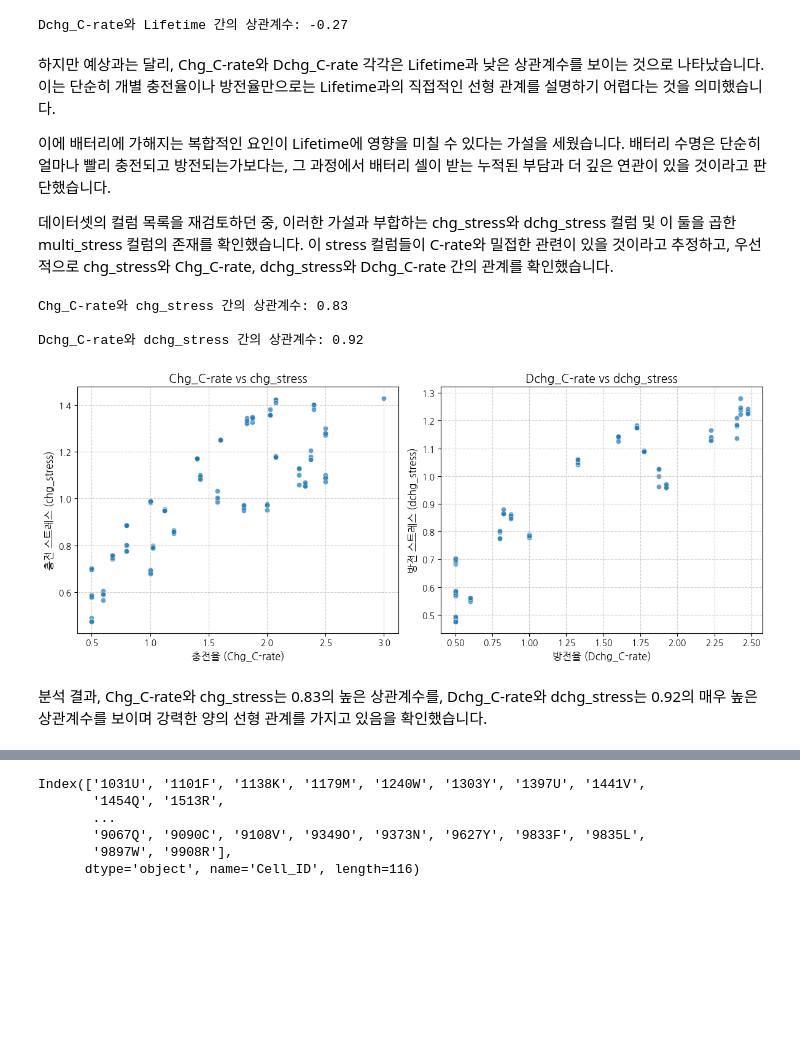
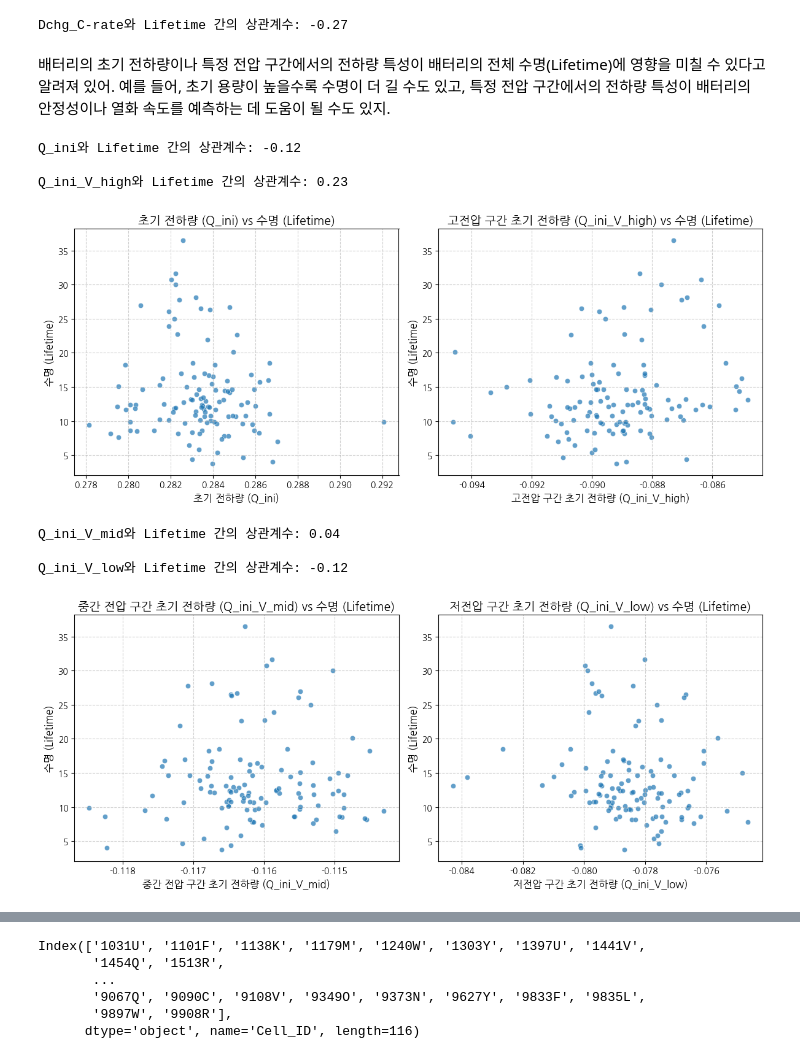
Before and after one commit to Uheech/YearDreamSchool-Competition, a Jupyter notebook: code.ipynb, the cells around one changed output, grey strips where cells are left out. Drawn from its saved outputs; the diff is of its cells as text; code cells hidden in the pictures; blank space fills up the shorter version.

```diff
--- a/code.ipynb
+++ b/code.ipynb
@@ -396,44 +471,70 @@ print(f"Dchg_C-rate와 Lifetime 간의 상관계수: {correlation_dchg:.2f}")
 Chg_C-rate와 Lifetime 간의 상관계수: -0.31
 [figure]
 Dchg_C-rate와 Lifetime 간의 상관계수: -0.27
-# %% [markdown]
-하지만 예상과는 달리, Chg_C-rate와 Dchg_C-rate 각각은 Lifetime과 낮은 상관계수를 보이는 것으로 나타났습니다. 이는 단순히 개별 충전율이나 방전율만으로는 Lifetime과의 직접적인 선형 관계를 설명하기 어렵다는 것을 의미했습니다.
-
-이에 배터리에 가해지는 복합적인 요인이 Lifetime에 영향을 미칠 수 있다는 가설을 세웠습니다. 배터리 수명은 단순히 얼마나 빨리 충전되고 방전되는가보다는, 그 과정에서 배터리 셀이 받는 누적된 부담과 더 깊은 연관이 있을 것이라고 판단했습니다.
-
-데이터셋의 컬럼 목록을 재검토하던 중, 이러한 가설과 부합하는 chg_stress와 dchg_stress 컬럼 및 이 둘을 곱한 multi_stress 컬럼의 존재를 확인했습니다. 이 stress 컬럼들이 C-rate와 밀접한 관련이 있을 것이라고 추정하고, 우선적으로 chg_stress와 Chg_C-rate, dchg_stress와 Dchg_C-rate 간의 관계를 확인했습니다.
+# %% [markdown]
+배터리의 초기 전하량이나 특정 전압 구간에서의 전하량 특성이 배터리의 전체 수명(Lifetime)에 영향을 미칠 수 있다고 알려져 있어. 예를 들어, 초기 용량이 높을수록 수명이 더 길 수도 있고, 특정 전압 구간에서의 전하량 특성이 배터리의 안정성이나 열화 속도를 예측하는 데 도움이 될 수도 있지.
 # %%
-# --- 1. Chg_C-rate와 chg_stress 간의 상관관계 및 산점도 ---
+# --- 1. Q_ini와 Lifetime 간의 산점도 및 상관계수 ---
 plt.figure(figsize=(12, 5))
 
 plt.subplot(1, 2, 1) # 1행 2열 중 첫 번째 플롯
-sns.scatterplot(x='Chg_C-rate', y='chg_stress', data=train_df, alpha=0.7)
-plt.title('Chg_C-rate vs chg_stress', fontsize=14)
-plt.xlabel('충전율 (Chg_C-rate)', fontsize=12)
-plt.ylabel('충전 스트레스 (chg_stress)', fontsize=12)
+sns.scatterplot(x='Q_ini', y='Lifetime', data=train_df, alpha=0.7)
+plt.title('초기 전하량 (Q_ini) vs 수명 (Lifetime)', fontsize=14)
+plt.xlabel('초기 전하량 (Q_ini)', fontsize=12)
+plt.ylabel('수명 (Lifetime)', fontsize=12)
 plt.grid(True, linestyle='--', alpha=0.6)
 
-correlation_chg_stress = train_df['Chg_C-rate'].corr(train_df['chg_stress'])
-print(f"Chg_C-rate와 chg_stress 간의 상관계수: {correlation_chg_stress:.2f}\n")
+correlation_Q_ini_Lifetime = train_df['Q_ini'].corr(train_df['Lifetime'])
+print(f"Q_ini와 Lifetime 간의 상관계수: {correlation_Q_ini_Lifetime:.2f}\n")
 
 
-# --- 2. Dchg_C-rate와 dchg_stress 간의 상관관계 및 산점도 ---
+# --- 2. Q_ini_V_high와 Lifetime 간의 산점도 및 상관계수 ---
 plt.subplot(1, 2, 2) # 1행 2열 중 두 번째 플롯
-sns.scatterplot(x='Dchg_C-rate', y='dchg_stress', data=train_df, alpha=0.7)
-plt.title('Dchg_C-rate vs dchg_stress', fontsize=14)
-plt.xlabel('방전율 (Dchg_C-rate)', fontsize=12)
-plt.ylabel('방전 스트레스 (dchg_stress)', fontsize=12)
+sns.scatterplot(x='Q_ini_V_high', y='Lifetime', data=train_df, alpha=0.7)
+plt.title('고전압 구간 초기 전하량 (Q_ini_V_high) vs 수명 (Lifetime)', fontsize=14)
+plt.xlabel('고전압 구간 초기 전하량 (Q_ini_V_high)', fontsize=12)
+plt.ylabel('수명 (Lifetime)', fontsize=12)
 plt.grid(True, linestyle='--', alpha=0.6)
 
-correlation_dchg_stress = train_df['Dchg_C-rate'].corr(train_df['dchg_stress'])
-print(f"Dchg_C-rate와 dchg_stress 간의 상관계수: {correlation_dchg_stress:.2f}\n")
+correlation_Q_ini_V_high_Lifetime = train_df['Q_ini_V_high'].corr(train_df['Lifetime'])
+print(f"Q_ini_V_high와 Lifetime 간의 상관계수: {correlation_Q_ini_V_high_Lifetime:.2f}\n")
 
 plt.tight_layout() # 그래프 간 간격 자동 조절
 plt.show()
+
+# --- 1. Q_ini_V_mid와 Lifetime 간의 산점도 및 상관계수 ---
+plt.figure(figsize=(12, 5))
+
+plt.subplot(1, 2, 1) # 1행 2열 중 첫 번째 플롯
+sns.scatterplot(x='Q_ini_V_mid', y='Lifetime', data=train_df, alpha=0.7)
+plt.title('중간 전압 구간 초기 전하량 (Q_ini_V_mid) vs 수명 (Lifetime)', fontsize=14)
+plt.xlabel('중간 전압 구간 초기 전하량 (Q_ini_V_mid)', fontsize=12)
+plt.ylabel('수명 (Lifetime)', fontsize=12)
+plt.grid(True, linestyle='--', alpha=0.6)
+
+correlation_Q_ini_V_mid_Lifetime = train_df['Q_ini_V_mid'].corr(train_df['Lifetime'])
+print(f"Q_ini_V_mid와 Lifetime 간의 상관계수: {correlation_Q_ini_V_mid_Lifetime:.2f}\n")
+
+
+# --- 2. Q_ini_V_low와 Lifetime 간의 산점도 및 상관계수 ---
+plt.subplot(1, 2, 2) # 1행 2열 중 두 번째 플롯
+sns.scatterplot(x='Q_ini_V_low', y='Lifetime', data=train_df, alpha=0.7)
+plt.title('저전압 구간 초기 전하량 (Q_ini_V_low) vs 수명 (Lifetime)', fontsize=14)
+plt.xlabel('저전압 구간 초기 전하량 (Q_ini_V_low)', fontsize=12)
+plt.ylabel('수명 (Lifetime)', fontsize=12)
+plt.grid(True, linestyle='--', alpha=0.6)
+
+correlation_Q_ini_V_low_Lifetime = train_df['Q_ini_V_low'].corr(train_df['Lifetime'])
+print(f"Q_ini_V_low와 Lifetime 간의 상관계수: {correlation_Q_ini_V_low_Lifetime:.2f}\n")
+
+plt.tight_layout() # 그래프 간 간격 자동 조절
+plt.show()
 # %% [output]
-Chg_C-rate와 chg_stress 간의 상관계수: 0.83
+Q_ini와 Lifetime 간의 상관계수: -0.12
 
-Dchg_C-rate와 dchg_stress 간의 상관계수: 0.92
+Q_ini_V_high와 Lifetime 간의 상관계수: 0.23
-[figure, old version]
+[figure, new version]
+Q_ini_V_mid와 Lifetime 간의 상관계수: 0.04
+
+Q_ini_V_low와 Lifetime 간의 상관계수: -0.12
+[figure, added]
-# %% [markdown]
-분석 결과, Chg_C-rate와 chg_stress는 0.83의 높은 상관계수를, Dchg_C-rate와 dchg_stress는 0.92의 매우 높은 상관계수를 보이며 강력한 양의 선형 관계를 가지고 있음을 확인했습니다.
```
Also changed, not shown: parts of 33 cells of this notebook.
